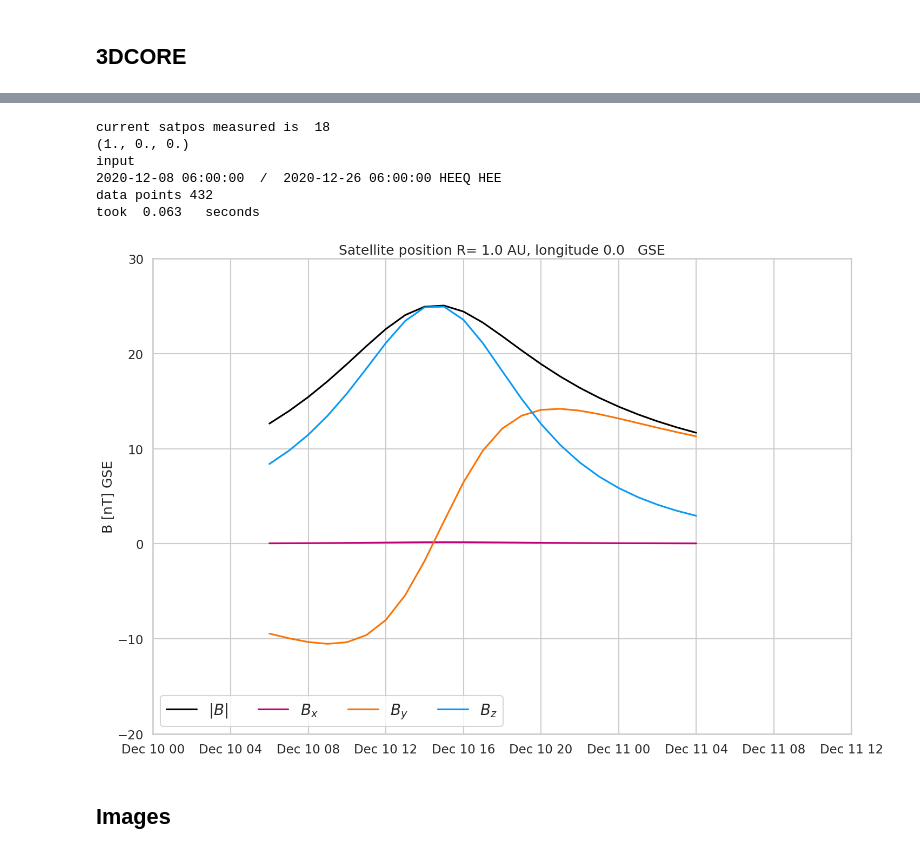
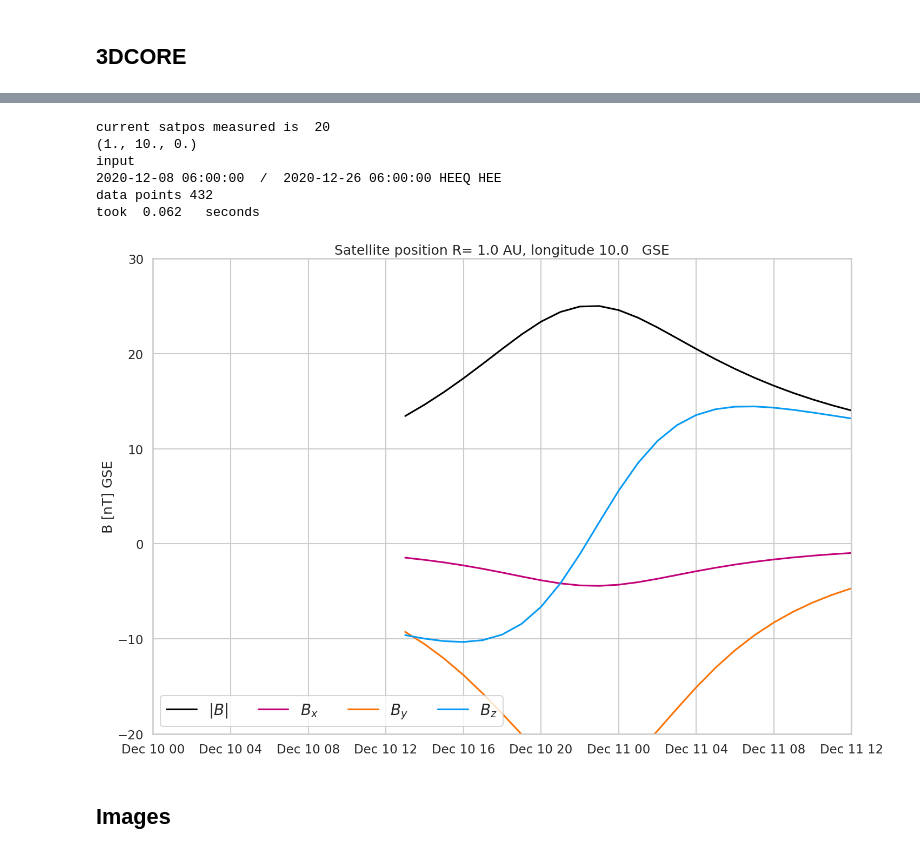
Before and after one commit to cmoestl/solar_orbiter, a Jupyter notebook: cme_initial.ipynb, the cells around one changed output, grey strips where cells are left out. Cells and saved outputs as stored; diff of their text form; code cells hidden in the pictures.

```diff
--- a/cme_initial.ipynb
+++ b/cme_initial.ipynb
@@ -466,8 +491,8 @@ model_obj.update_iparams(iparams_arr, seed=42)
 print()
 
 
-#18 is middle
-satposindex=18
+#18 is middl
+satposindex=20
 print('current satpos measured is ', satposindex)
 print(satpos[satposindex])
 
@@ -489,37 +514,37 @@ sns.set_style('whitegrid')
 
 fig = plt.figure(figsize=(15, 10),dpi=100)
 
 ax1 = fig.add_subplot(111)
 ax1.set_title('Satellite position R= 1.0 AU, longitude '+str(satpos.lon[satposindex])+'   GSE')
 
 ax1.plot(t1, btot1, color=cbt, label="$|B|$")
 ax1.plot(t1, -bxyz1[:, 0], color=cbx, label="$B_x$")
 ax1.plot(t1, -bxyz1[:, 1], color=cby, label="$B_y$")
 ax1.plot(t1, bxyz1[:, 2], color=cbz, label="$B_z$")
 
 ax1.legend(loc="lower left", fontsize=20,ncol=4)
 ax1.xaxis.set_major_formatter(matplotlib.dates.DateFormatter('%b %d %H'))
 ax1.set_ylabel('B [nT] GSE')
 plt.ylim(-20,30)
 plt.xlim(datetime.datetime(2020,12,10,0,0,0),datetime.datetime(2020,12,11,12,0,0))
 
 
 #ax1.plot(noaa.time,noaa.bt,color=cbt)
 #ax1.plot(noaa.time,noaa.bx,color=cbx)
 #ax1.plot(noaa.time,noaa.by,color=cby)
 #ax1.plot(noaa.time,noaa.bz,color=cbz)
 plt.tight_layout()
 
 #plt.savefig('results/initial_test_measure_1.pdf', dpi=300)
 plt.savefig('results/initial_test_measure_1.png', dpi=100)
 # %% [output]
-current satpos measured is  18
-(1., 0., 0.)
+current satpos measured is  20
+(1., 10., 0.)
 input
 2020-12-08 06:00:00  /  2020-12-26 06:00:00 HEEQ HEE
 data points 432
-took  0.063   seconds
+took  0.062   seconds
-[figure, old version]
+[figure, new version]
 # %% [markdown]
 ## Images
 # %%
```
Also changed, not shown: parts of 7 cells of this notebook, 27 other files.
